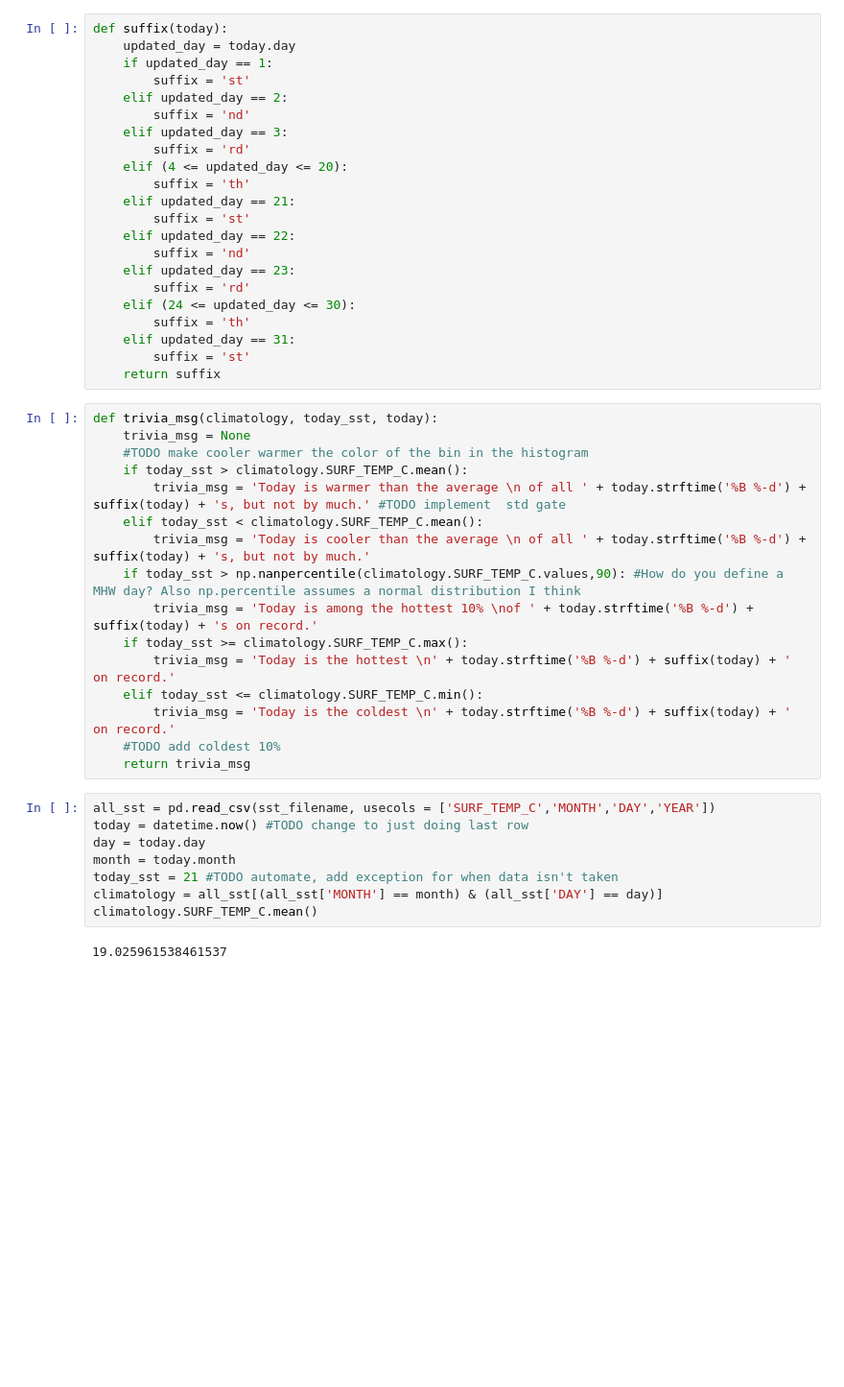
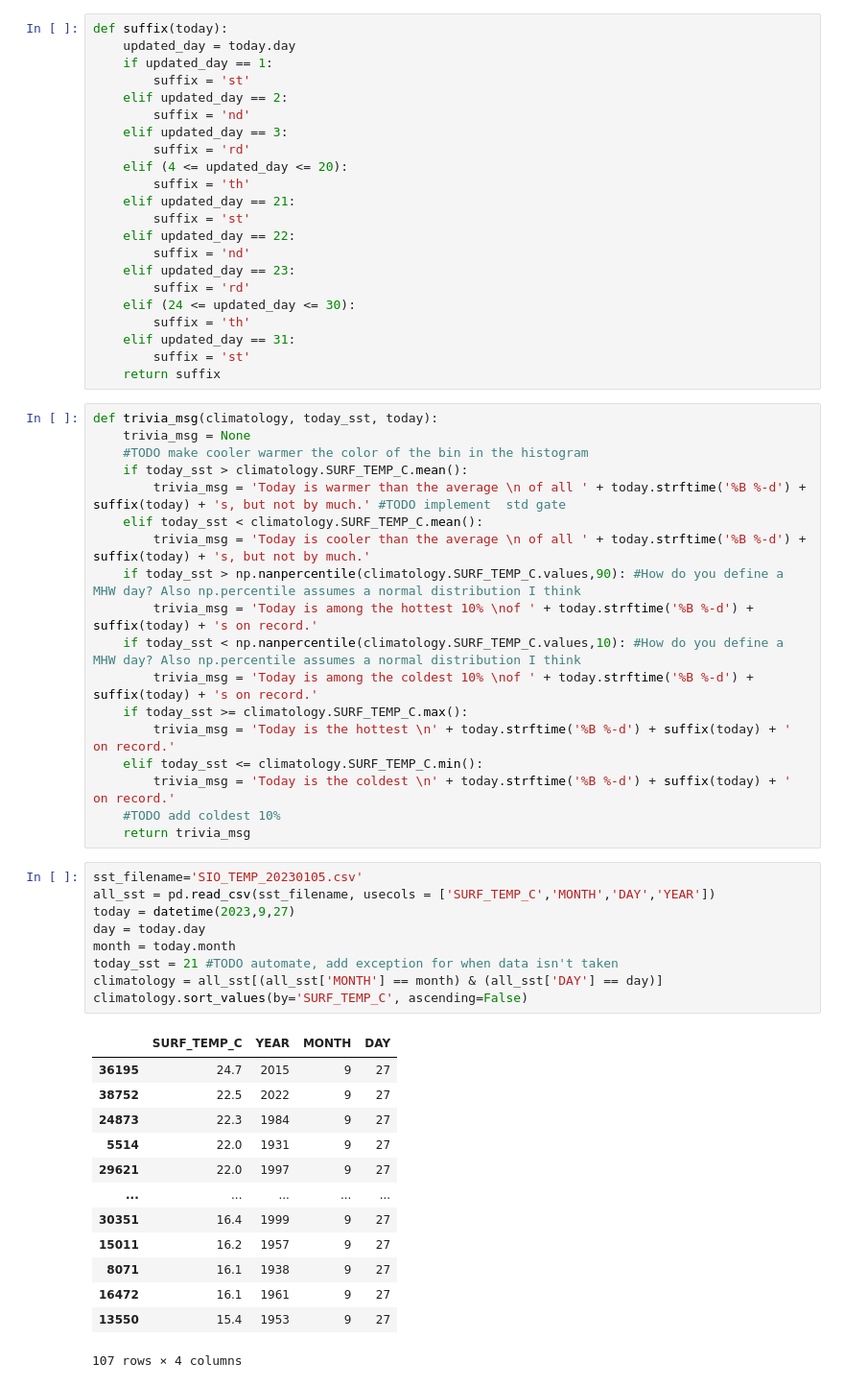
Before and after one commit to bartonnoah/sccoos-shorestations, a Jupyter notebook: sst_hist/sst_hist.ipynb, the cells around one changed output. Shown at 96% size. Cells and saved outputs as stored; diff of their text form; blank space fills up the shorter version.

```diff
--- a/sst_hist/sst_hist.ipynb
+++ b/sst_hist/sst_hist.ipynb
@@ -37,6 +37,8 @@ def trivia_msg(climatology, today_sst, today):
         trivia_msg = 'Today is cooler than the average \n of all ' + today.strftime('%B %-d') + suffix(today) + 's, but not by much.'
     if today_sst > np.nanpercentile(climatology.SURF_TEMP_C.values,90): #How do you define a MHW day? Also np.percentile assumes a normal distribution I think
         trivia_msg = 'Today is among the hottest 10% \nof ' + today.strftime('%B %-d') + suffix(today) + 's on record.'
+    if today_sst < np.nanpercentile(climatology.SURF_TEMP_C.values,10): #How do you define a MHW day? Also np.percentile assumes a normal distribution I think
+        trivia_msg = 'Today is among the coldest 10% \nof ' + today.strftime('%B %-d') + suffix(today) + 's on record.'
     if today_sst >= climatology.SURF_TEMP_C.max():
         trivia_msg = 'Today is the hottest \n' + today.strftime('%B %-d') + suffix(today) + ' on record.'
     elif today_sst <= climatology.SURF_TEMP_C.min():
@@ -44,15 +46,28 @@ def trivia_msg(climatology, today_sst, today):
     #TODO add coldest 10%
     return trivia_msg
 # %%
+sst_filename='SIO_TEMP_20230105.csv'
 all_sst = pd.read_csv(sst_filename, usecols = ['SURF_TEMP_C','MONTH','DAY','YEAR'])
-today = datetime.now() #TODO change to just doing last row
+today = datetime(2023,9,27)
 day = today.day
 month = today.month
 today_sst = 21 #TODO automate, add exception for when data isn't taken
 climatology = all_sst[(all_sst['MONTH'] == month) & (all_sst['DAY'] == day)]
-climatology.SURF_TEMP_C.mean()
+climatology.sort_values(by='SURF_TEMP_C', ascending=False)
 # %% [output]
+|  | SURF_TEMP_C | YEAR | MONTH | DAY |
+| 36195 | 24.7 | 2015 | 9 | 27 |
+| 38752 | 22.5 | 2022 | 9 | 27 |
+| 24873 | 22.3 | 1984 | 9 | 27 |
+| 5514 | 22.0 | 1931 | 9 | 27 |
+| 29621 | 22.0 | 1997 | 9 | 27 |
+| ... | ... | ... | ... | ... |
+| 30351 | 16.4 | 1999 | 9 | 27 |
+| 15011 | 16.2 | 1957 | 9 | 27 |
+| 8071 | 16.1 | 1938 | 9 | 27 |
+| 16472 | 16.1 | 1961 | 9 | 27 |
+| 13550 | 15.4 | 1953 | 9 | 27 |
-19.025961538461537
+107 rows × 4 columns
 # %%
 def sst_hist(sst_filename, location):
     all_sst = pd.read_csv(sst_filename, usecols = ['SURF_TEMP_C','MONTH','DAY','YEAR'])
```
Also changed, not shown: parts of 2 cells of this notebook, 2 other files.
